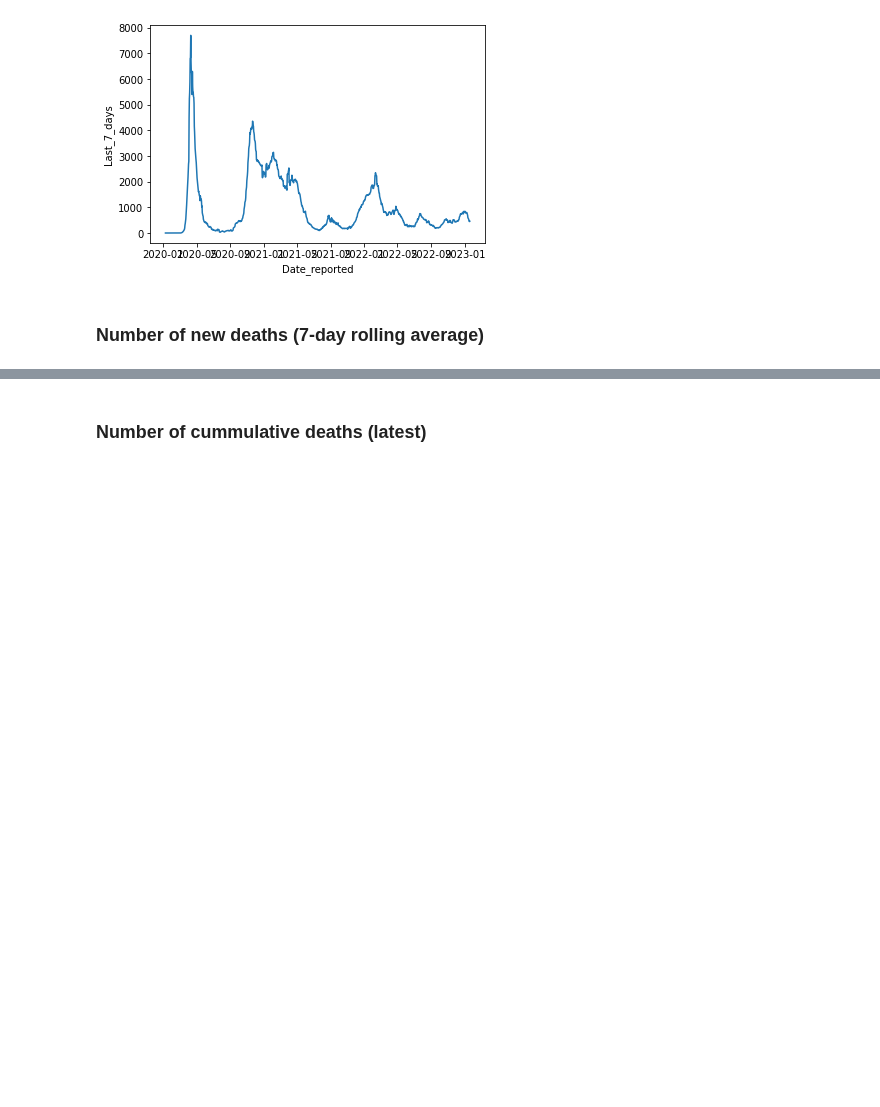
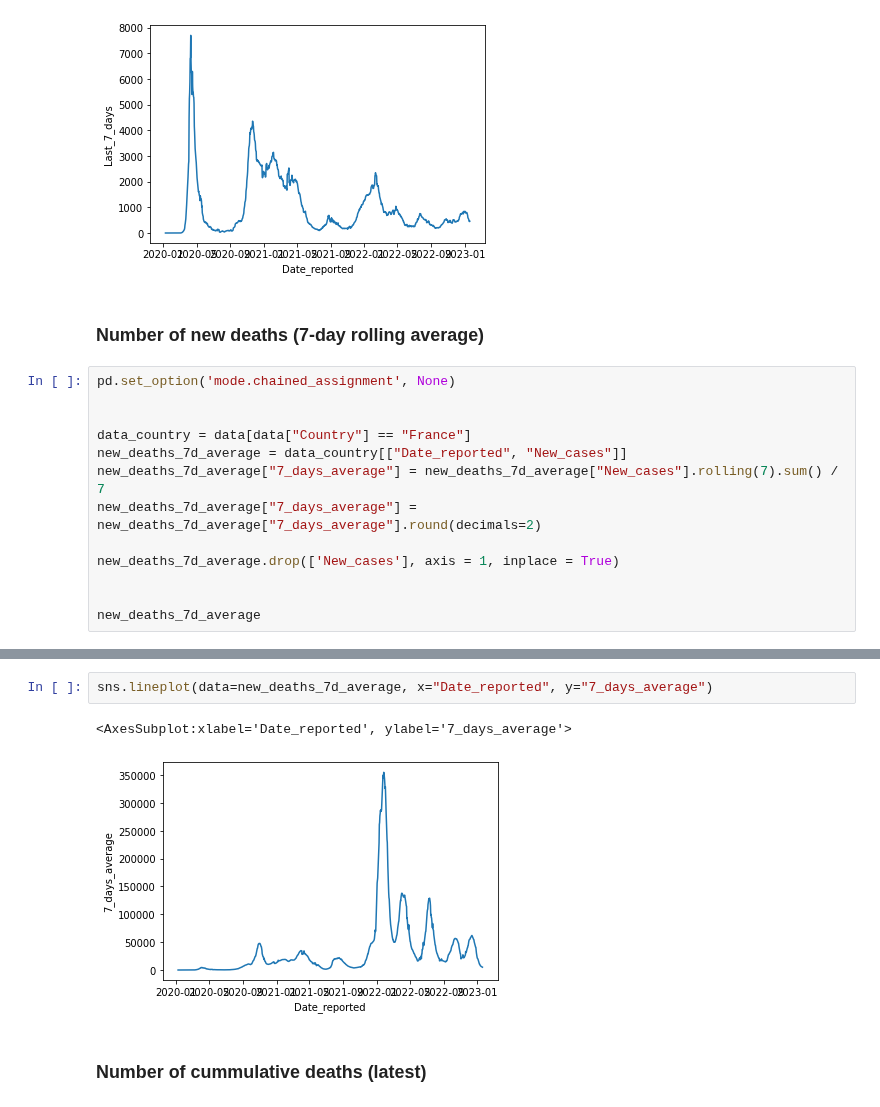
Before and after one commit to AmElmo/Covid_tracking_dashboard, a Jupyter notebook: data_collection.ipynb, the cells around one changed output, grey strips where cells are left out. Cells and saved outputs as stored; diff of their text form; blank space fills up the shorter version.

```diff
--- a/data_collection.ipynb
+++ b/data_collection.ipynb
@@ -130,3 +137,16 @@ sns.lineplot(data=new_deaths_7d, x="Date_reported", y="Last_7_days")
 [figure]
 # %% [markdown]
 ### Number of new deaths (7-day rolling average)
+# %%
+pd.set_option('mode.chained_assignment', None)
+
+
+data_country = data[data["Country"] == "France"]
+new_deaths_7d_average = data_country[["Date_reported", "New_cases"]]
+new_deaths_7d_average["7_days_average"] = new_deaths_7d_average["New_cases"].rolling(7).sum() / 7
+new_deaths_7d_average["7_days_average"] = new_deaths_7d_average["7_days_average"].round(decimals=2)
+
+new_deaths_7d_average.drop(['New_cases'], axis = 1, inplace = True)
+
+
+new_deaths_7d_average
@@ -133,3 +167,8 @@ sns.lineplot(data=new_deaths_7d, x="Date_reported", y="Last_7_days")
+# %%
+sns.lineplot(data=new_deaths_7d_average, x="Date_reported", y="7_days_average")
+# %% [output]
+<AxesSubplot:xlabel='Date_reported', ylabel='7_days_average'>
+[figure, added]
 # %% [markdown]
 ### Number of cummulative deaths (latest)
 # %%
```
Also changed, not shown: parts of 3 cells of this notebook.
